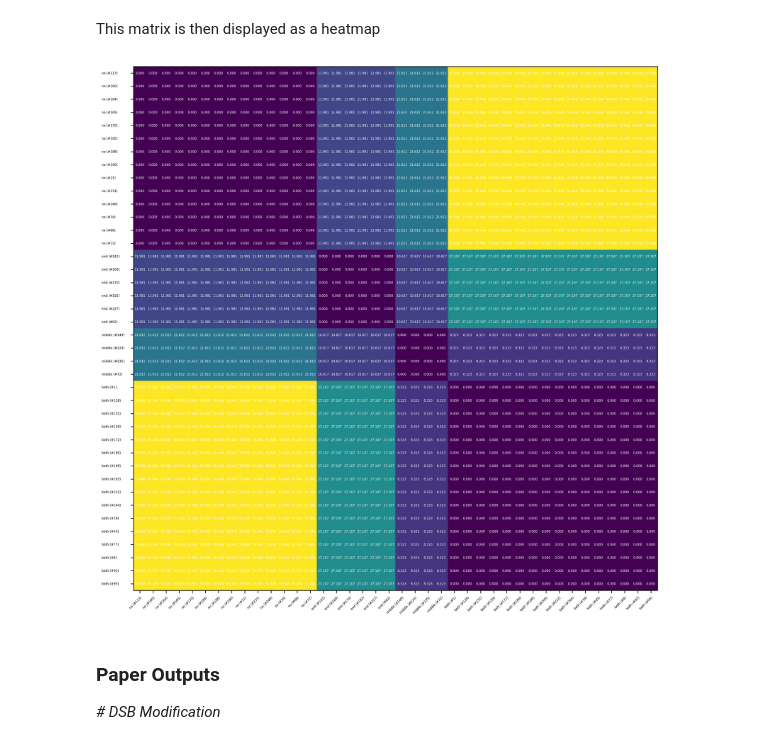
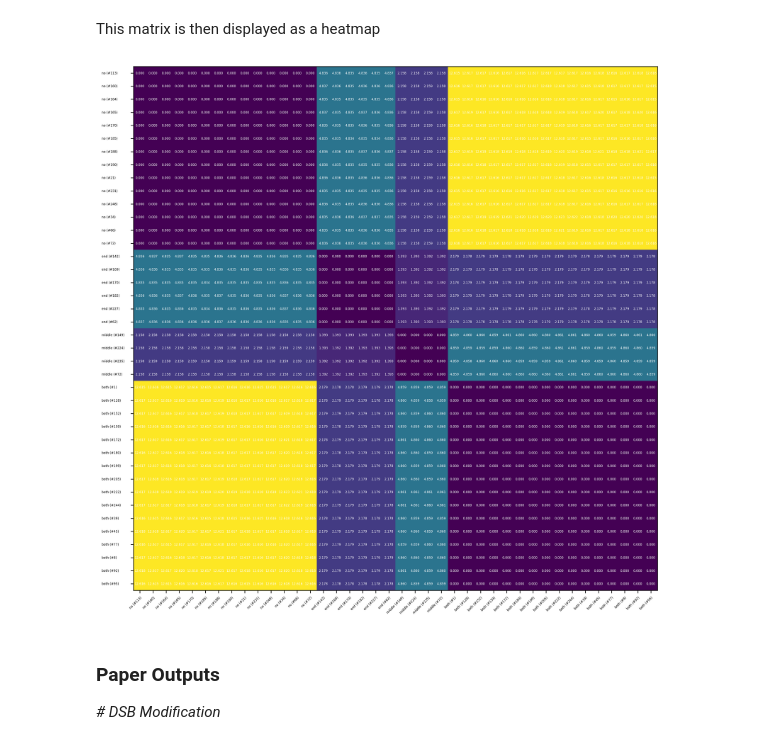
Before and after one commit to GiuliaDelo98/IWSHM23-gmn, a Jupyter notebook: graph_matching_networks_attributes.ipynb, the cells around one changed output. Cells and saved outputs as stored; diff of their text form; code cells hidden in the pictures.

```diff
--- a/graph_matching_networks_attributes.ipynb
+++ b/graph_matching_networks_attributes.ipynb
@@ -1244,36 +1244,36 @@ class AttributedGraphDataset(GraphSimilarityDataset):
         'population': string of which population the corresponding graph belongs to
         'graph': a networkx graph representation of the IE model
         """
-        # Generate Numeric Graph
-        nodes = graph.nodes()
-        node_mapping = {node: i for i, node in enumerate(nodes)}
-        numeric_graph = nx.relabel_nodes(graph, node_mapping)
+        # # Generate Numeric Graph
+        # nodes = graph.nodes()
+        # node_mapping = {node: i for i, node in enumerate(nodes)}
+        # numeric_graph = nx.relabel_nodes(graph, node_mapping)
         # Generate Pairs & Append
         for i in range(0, len(self._graphs)):
             # Add G1 -> G2 pair
             self._names.append((self._ids[i], id))
             self._labels.append(1 if self._populations[i] == population else -1)
-            self._pairs.append((self._graphs[i], numeric_graph))
+            self._pairs.append((self._graphs[i], graph))
             self._paired_node_features.append(np.concatenate((self._node_features[i], node_features)))
             self._paired_edge_features.append(np.concatenate((self._edge_features[i], edge_features)))
             # Add G2 -> G1 pair
             self._names.append((id, self._ids[i]))
             self._labels.append(1 if population == self._populations[i] else -1)
-            self._pairs.append((numeric_graph, self._graphs[i]))
+            self._pairs.append((graph, self._graphs[i]))
             self._paired_node_features.append(np.concatenate((node_features, self._node_features[i])))
             self._paired_edge_features.append(np.concatenate((edge_features, self._edge_features[i])))
 
         # Add G1 -> G1
         self._names.append((id, id))
         self._labels.append(1)
-        self._pairs.append((numeric_graph, numeric_graph))
+        self._pairs.append((graph, graph))
         self._paired_node_features.append(np.concatenate((node_features, node_features)))
         self._paired_edge_features.append(np.concatenate((edge_features, edge_features)))
 
         # Add Storge
         self._ids.append(id)
         self._populations.append(population)
-        self._graphs.append(numeric_graph)
+        self._graphs.append(graph)
         self._node_features.append(node_features)
         self._edge_features.append(edge_features)
 
@@ -1318,16 +1318,27 @@ class AttributedGraphDataset(GraphSimilarityDataset):
                 edge["elements"][1]["name"]
             )
         # Generate Node Features
-        number_of_node_features = 1
+        number_of_node_features = 3
         nodes = graph.nodes()
         node_mapping = {node: i for i, node in enumerate(nodes)}
-        node_features = np.zeros((len(nodes), number_of_node_features), dtype=np.float32)
+        node_features = np.zeros((len(nodes), number_of_node_features))
         for node_name in node_mapping:
             for element in elements:
                 if node_name == element["name"]:
                     # First Feature: Element Type
                     node_features[node_mapping[node_name]][0] = 2 if element["type"] == "regular" else 1
-                    # Second Feature, etc
+                    # Second Feature: Element Contextual
+                    node_features[node_mapping[node_name]][1] = 1 if element["contextual"]['type']=='fuselage' \
+                        else ( 2 if element["contextual"]['type']=='wing' \
+                        else ( 3 if element["contextual"]['type']=='aerofoil' else 4))
+                    # Third Feature: Element Material
+                    node_features[node_mapping[node_name]][2] = 1 if element["material"]['type']=={"name":"metal", "type":{"name":"ferrousAlloy"}} \
+                        else ( 2 if element["material"]['type']=={"name":"metal", "type":{"name":"aluminiumAlloy"}} \
+                        else ( 3 if element["material"]['type']=={"name":"metal", "type":{"name":"nickelAlloy"}} \
+                        else ( 4 if element["material"]['type']=={"name":"metal", "type":{"name":"copperAlloy"}} \
+                        else ( 5 if element["material"]['type']=={"name":"metal", "type":{"name":"titaniumAlloy"}} \
+                        else ( 6 if element["material"]['type']=={"name":"composite", "type":{"name":"fibre-reinforced"}} else 7)))))
+
         # Generate Edge Features
         number_of_edge_features = 1
         edges = graph.edges()
@@ -2259,20 +2270,20 @@ This matrix is then displayed as a heatmap
 # %%
 #Display Heat Map
 fig, ax = plt.subplots(figsize=(10,10), dpi=300)
 im = ax.imshow(id_similarity_matrix)
 
 ax.set_xticks(np.arange(len(test_set._ids)), labels=sorted_id_friendly_list, fontsize="4", ha="right", rotation=45, rotation_mode="anchor")
 ax.set_yticks(np.arange(len(test_set._ids)), labels=sorted_id_friendly_list, fontsize="4", ha="left", va="center", position=(-0.05, 0))
 
 for i in range(len(sorted_id_list)):
     for j in range(len(sorted_id_list)):
-        text = ax.text(j, i, "{:.3f}".format(id_similarity_matrix[i, j] * 100000), ha="center", va="center", color="w", fontsize="4")
+        text = ax.text(j, i, "{:.3f}".format(id_similarity_matrix[i, j] * 1000), ha="center", va="center", color="w", fontsize="4")
 
 # fig.colorbar(im)
 fig.tight_layout()
 plt.show()
 # %% [output]
-[figure, old version]
+[figure, new version]
 # %% [markdown]
 ### Paper Outputs
 *# DSB Modification*
```
Also changed, not shown: parts of 4 cells of this notebook.
